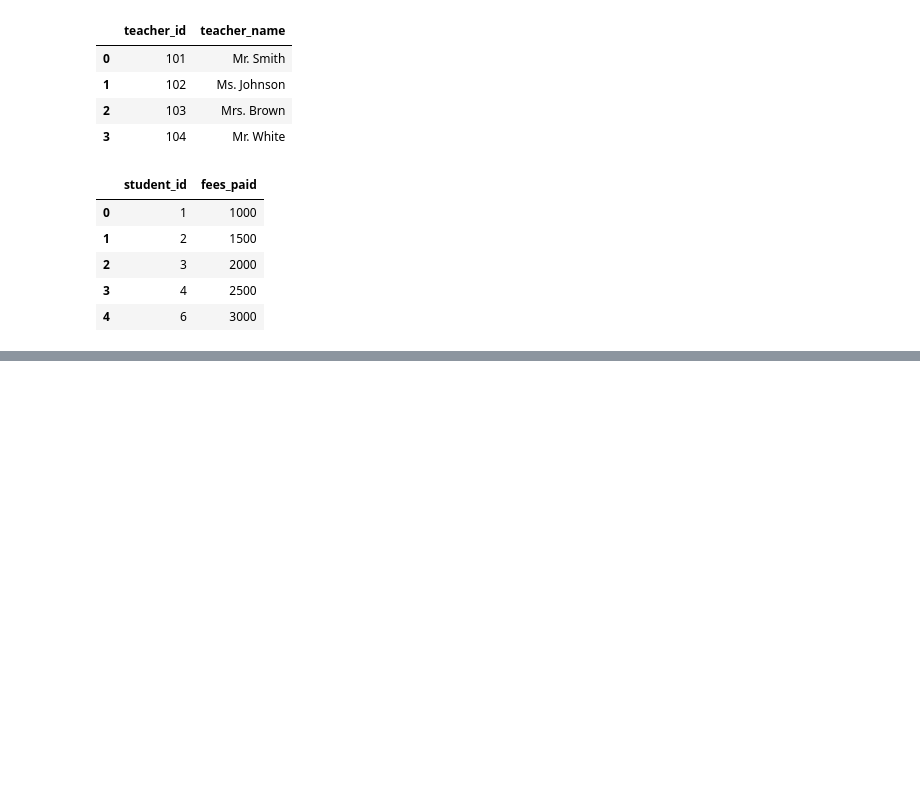
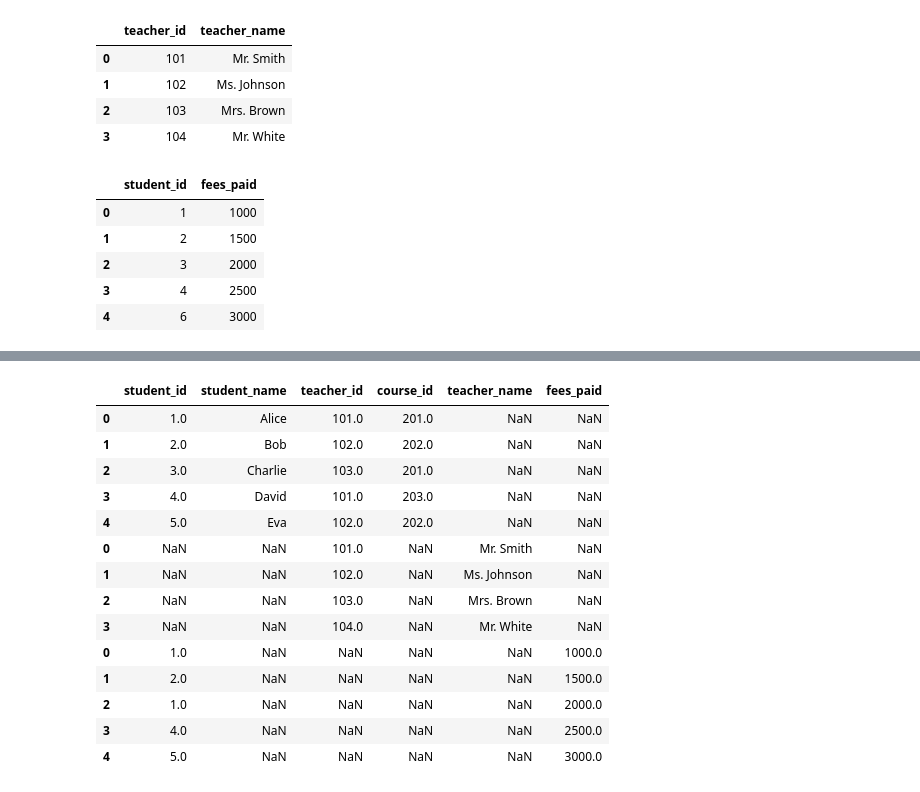
Before and after one commit to Shafqatsarwar/Python-classes, a Jupyter notebook: class19-filter-groupby-visualisation/class19-wrangling.ipynb, the cells around one changed output, grey strips where cells are left out. Drawn from its saved outputs; the diff is of its cells as text; code cells hidden in the pictures; blank space fills up the shorter version.

```diff
--- a/class19-filter-groupby-visualisation/class19-wrangling.ipynb
+++ b/class19-filter-groupby-visualisation/class19-wrangling.ipynb
@@ -177,0 +280,28 @@ print(validated_student_df)
+# %%
+import pandas as pd
+
+# Create Students DataFrame with course_id
+students: pd.DataFrame = pd.DataFrame({
+    'student_id': [1, 2, 3, 4, 5],
+    'student_name': ['Alice', 'Bob', 'Charlie', 'David', 'Eva'],
+    'teacher_id': [101, 102, 103, 101, 102],
+    'course_id': [201, 202, 201, 203, 202]
+})
+
+# Create Fees DataFrame
+fees: pd.DataFrame = pd.DataFrame({
+    'student_id': [1, 2, 1, 4, 5],
+    'fees_paid': [1000, 1500, 2000, 2500, 3000]
+})
+
+# Create Teachers DataFrame
+teachers: pd.DataFrame = pd.DataFrame({
+    'teacher_id': [101, 102, 103, 104],
+    'teacher_name': ['Mr. Smith', 'Ms. Johnson', 'Mrs. Brown', 'Mr. White']
+})
+
+# Create Courses DataFrame
+courses: pd.DataFrame = pd.DataFrame({
+    'course_id': [201, 202, 203, 204],
+    'course_name': ['Mathematics', 'Science', 'History', 'Art']
+})
@@ -177,0 +341,18 @@ print(validated_student_df)
+# %%
+pd.concat([students, teachers, fees])
+# %% [output]
+|  | student_id | student_name | teacher_id | course_id | teacher_name | fees_paid |
+| 0 | 1.0 | Alice | 101.0 | 201.0 | NaN | NaN |
+| 1 | 2.0 | Bob | 102.0 | 202.0 | NaN | NaN |
+| 2 | 3.0 | Charlie | 103.0 | 201.0 | NaN | NaN |
+| 3 | 4.0 | David | 101.0 | 203.0 | NaN | NaN |
+| 4 | 5.0 | Eva | 102.0 | 202.0 | NaN | NaN |
+| 0 | NaN | NaN | 101.0 | NaN | Mr. Smith | NaN |
+| 1 | NaN | NaN | 102.0 | NaN | Ms. Johnson | NaN |
+| 2 | NaN | NaN | 103.0 | NaN | Mrs. Brown | NaN |
+| 3 | NaN | NaN | 104.0 | NaN | Mr. White | NaN |
+| 0 | 1.0 | NaN | NaN | NaN | NaN | 1000.0 |
+| 1 | 2.0 | NaN | NaN | NaN | NaN | 1500.0 |
+| 2 | 1.0 | NaN | NaN | NaN | NaN | 2000.0 |
+| 3 | 4.0 | NaN | NaN | NaN | NaN | 2500.0 |
+| 4 | 5.0 | NaN | NaN | NaN | NaN | 3000.0 |
```
Also changed, not shown: parts of 19 cells of this notebook.
